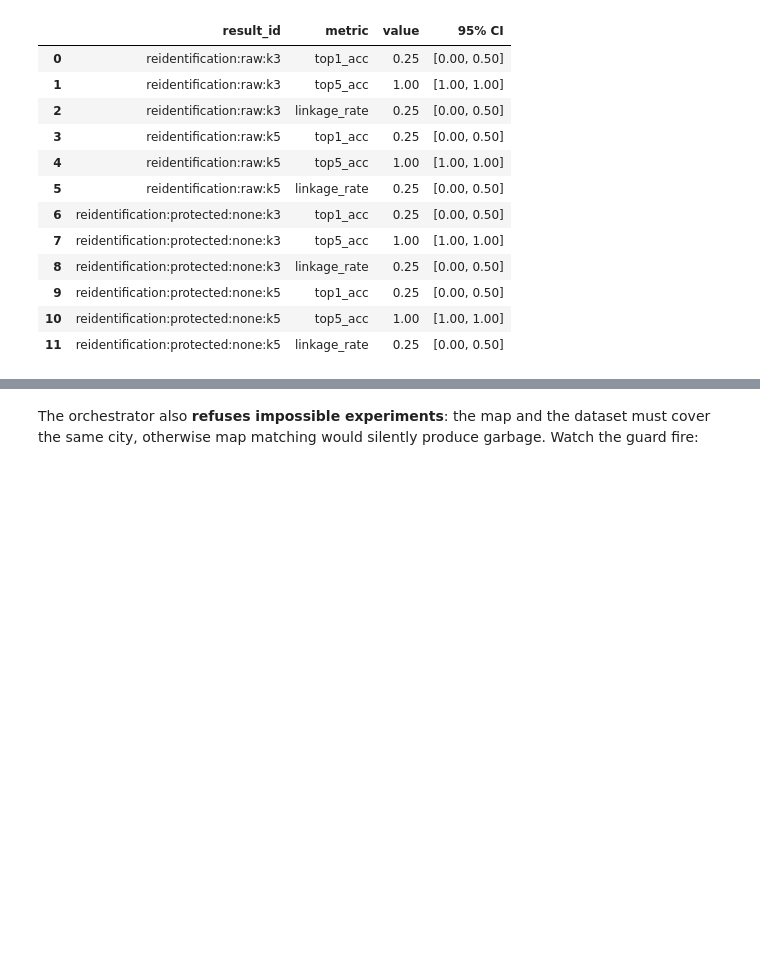
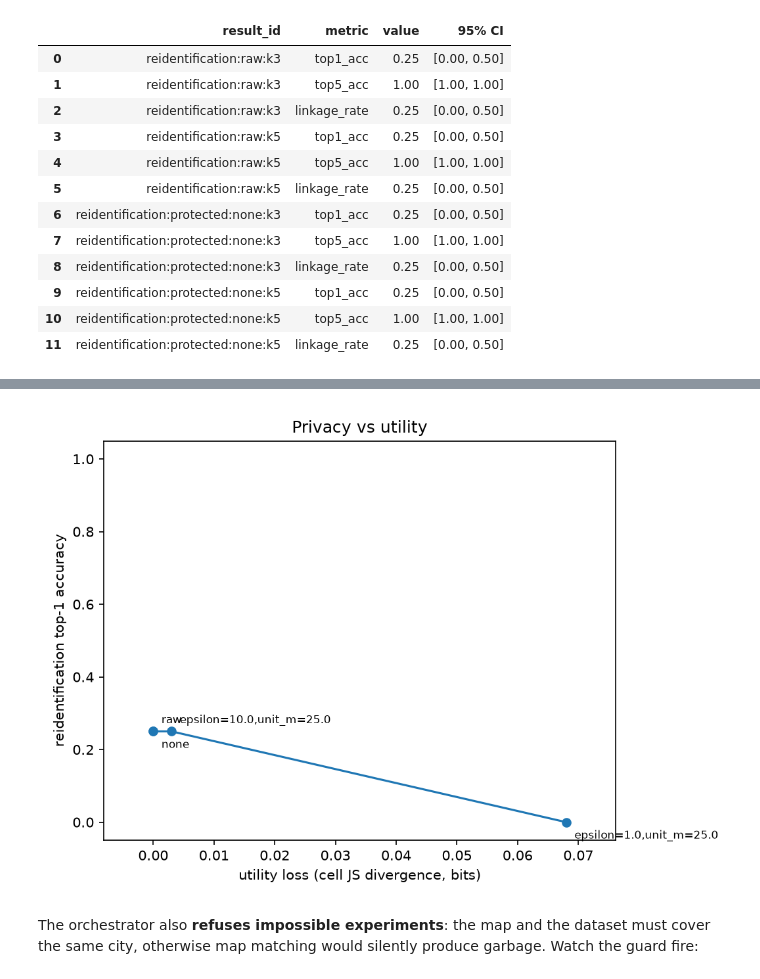
Before and after one commit to ZazoByIntent/RN-Synth-Gen-Sandbox2, a Jupyter notebook: notebooks/02_pipeline_walkthrough.ipynb, the cells around one changed output, grey strips where cells are left out. Saved outputs shown, nothing was run; the diff lists cells and outputs as text; code cells hidden in the pictures; blank space fills up the shorter version.

```diff
--- a/notebooks/02_pipeline_walkthrough.ipynb
+++ b/notebooks/02_pipeline_walkthrough.ipynb
@@ -1153,11 +1153,14 @@ pipeline: 8 matched, 0 dropped, split counts {'test': 4, 'train': 4}
 | protected:geo_indistinguishabilit... | 0 | 0 | 8 | 8 | 504.0 |
 | protected:geo_indistinguishabilit... | 8 | 2 | 8 | 0 | 5040.0 |
 # %%
-fig, ax = plt.subplots(figsize=(8, 5.5))
-ax.imshow(plt.imread(TMP / "results" / "walkthrough_geoind" / "tradeoff.png"))
-ax.set_axis_off()
-ax.set_title("tradeoff.png as written by the run: attack success vs utility damage per arm")
-plt.tight_layout()
+# The orchestrated run above switched matplotlib to the non-interactive "Agg"
+# backend (plot_tradeoff does so to write its PNG), which silently suppresses
+# inline figures from here on — so display the written file directly instead.
+from IPython.display import Image
+
+Image(filename=str(TMP / "results" / "walkthrough_geoind" / "tradeoff.png"))
+# %% [output]
+[figure, added]
 # %% [markdown]
 The orchestrator also **refuses impossible experiments**: the map and the dataset
 must cover the same city, otherwise map matching would silently produce garbage.
```
Also changed, not shown: parts of 2 cells of this notebook, 4 other files.
